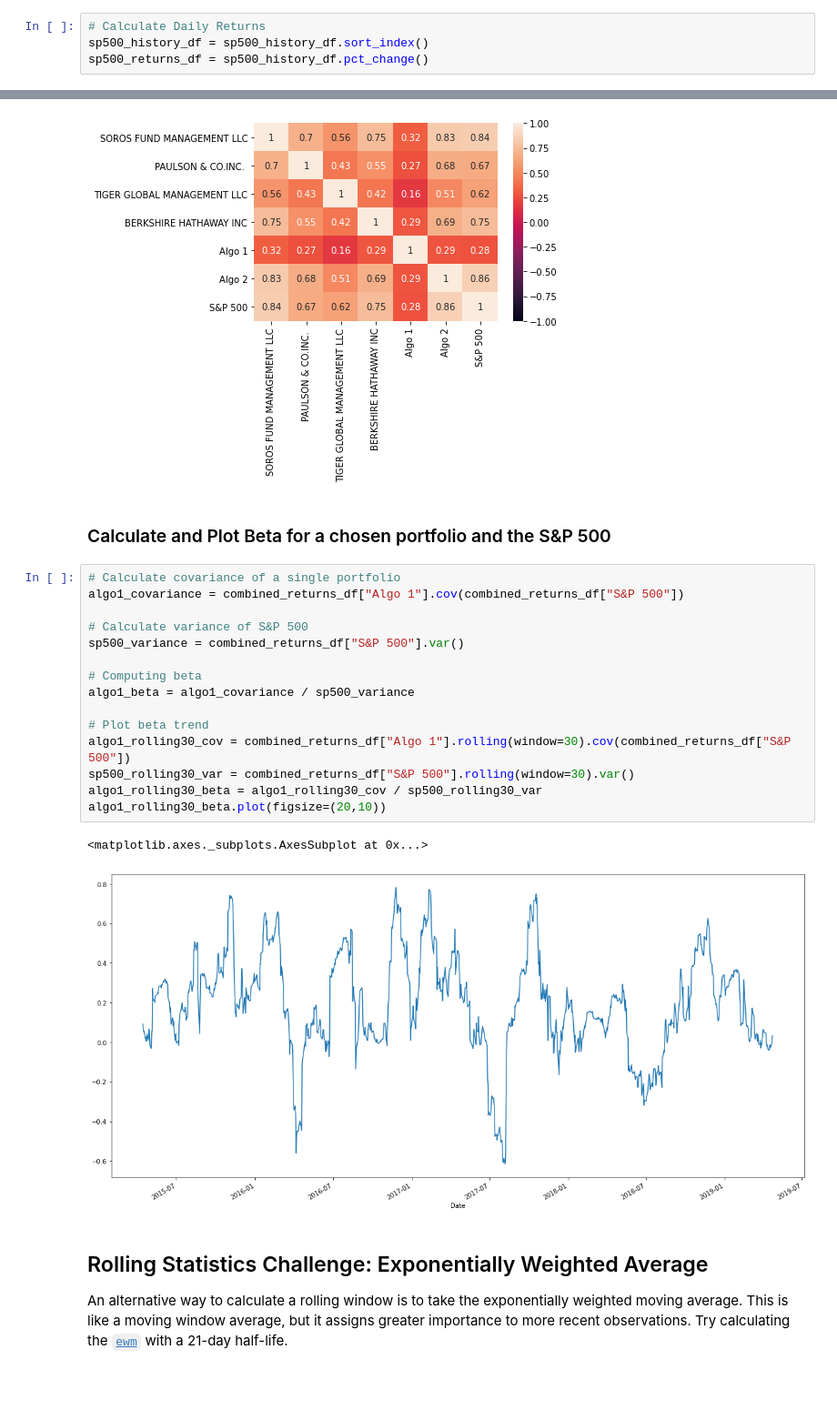
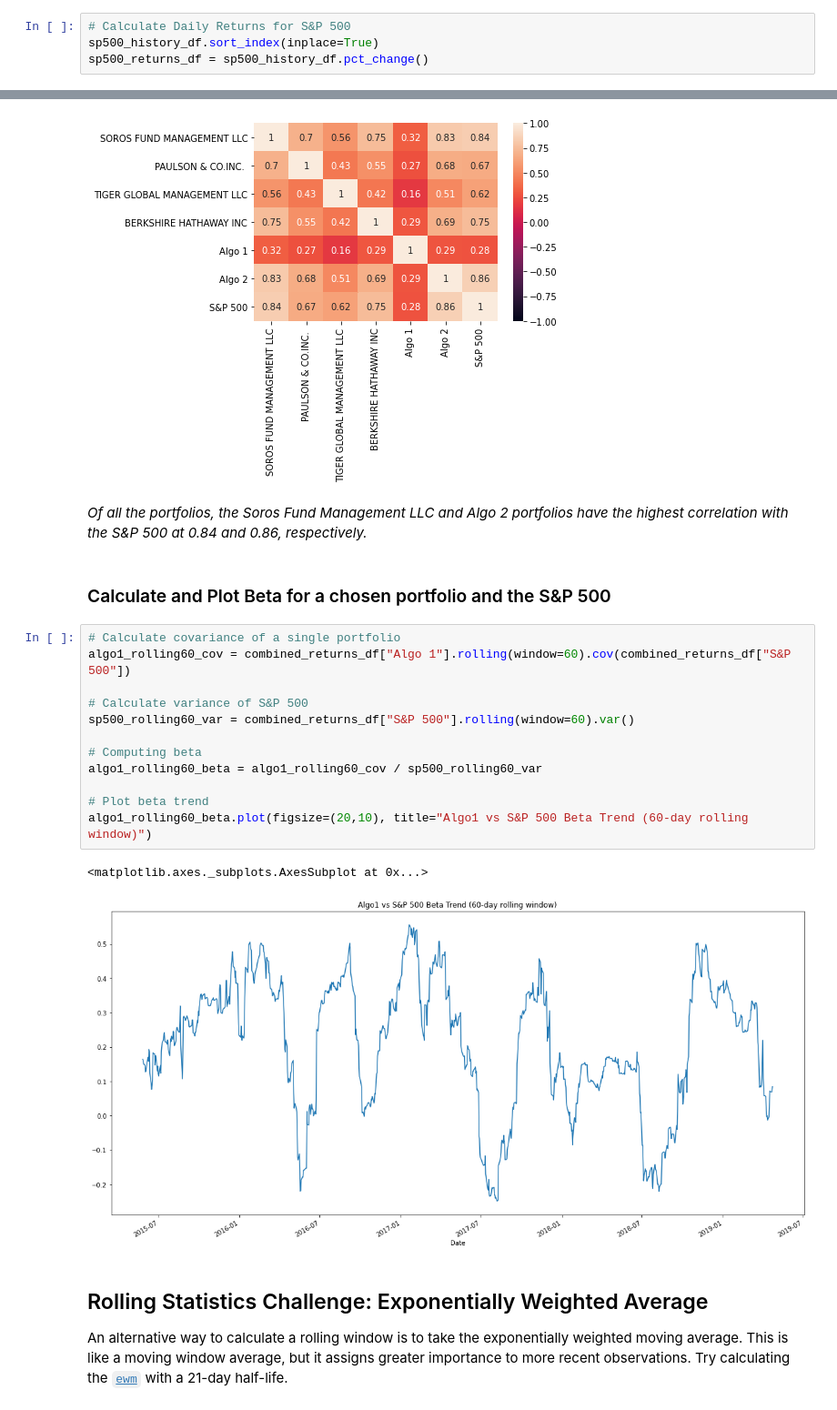
Before and after one commit to meowyen/hw4-whale-analysis, a Jupyter notebook: whale_analysis.ipynb, the cells around one changed output, grey strips where cells are left out. Shown at 91% size. Cells and saved outputs as stored; diff of their text form; blank space fills up the shorter version.

```diff
--- a/whale_analysis.ipynb
+++ b/whale_analysis.ipynb
@@ -102,8 +102,8 @@ sp500_history_df.dtypes
 Close    float64
 dtype: object
 # %%
-# Calculate Daily Returns
-sp500_history_df = sp500_history_df.sort_index()
+# Calculate Daily Returns for S&P 500
+sp500_history_df.sort_index(inplace=True)
 sp500_returns_df = sp500_history_df.pct_change()
 # %%
 # Drop nulls
@@ -241,26 +242,25 @@ sns.heatmap(combined_correlation, vmin=-1, vmax=1, annot=True)
 # %% [output]
 <matplotlib.axes._subplots.AxesSubplot at 0x...>
 [figure]
+# %% [markdown]
+*Of all the portfolios, the Soros Fund Management LLC and Algo 2 portfolios have the highest correlation with the S&P 500 at 0.84 and 0.86, respectively.*
 # %% [markdown]
 ### Calculate and Plot Beta for a chosen portfolio and the S&P 500
 # %%
 # Calculate covariance of a single portfolio
-algo1_covariance = combined_returns_df["Algo 1"].cov(combined_returns_df["S&P 500"])
+algo1_rolling60_cov = combined_returns_df["Algo 1"].rolling(window=60).cov(combined_returns_df["S&P 500"])
 
 # Calculate variance of S&P 500
-sp500_variance = combined_returns_df["S&P 500"].var()
+sp500_rolling60_var = combined_returns_df["S&P 500"].rolling(window=60).var()
 
 # Computing beta
-algo1_beta = algo1_covariance / sp500_variance
+algo1_rolling60_beta = algo1_rolling60_cov / sp500_rolling60_var
 
 # Plot beta trend
-algo1_rolling30_cov = combined_returns_df["Algo 1"].rolling(window=30).cov(combined_returns_df["S&P 500"])
-sp500_rolling30_var = combined_returns_df["S&P 500"].rolling(window=30).var()
-algo1_rolling30_beta = algo1_rolling30_cov / sp500_rolling30_var
-algo1_rolling30_beta.plot(figsize=(20,10))
+algo1_rolling60_beta.plot(figsize=(20,10), title="Algo1 vs S&P 500 Beta Trend (60-day rolling window)")
 # %% [output]
 <matplotlib.axes._subplots.AxesSubplot at 0x...>
-[figure, old version]
+[figure, new version]
 # %% [markdown]
 ## Rolling Statistics Challenge: Exponentially Weighted Average
 
```
Also changed, not shown: parts of 36 cells of this notebook, 5 other files.
